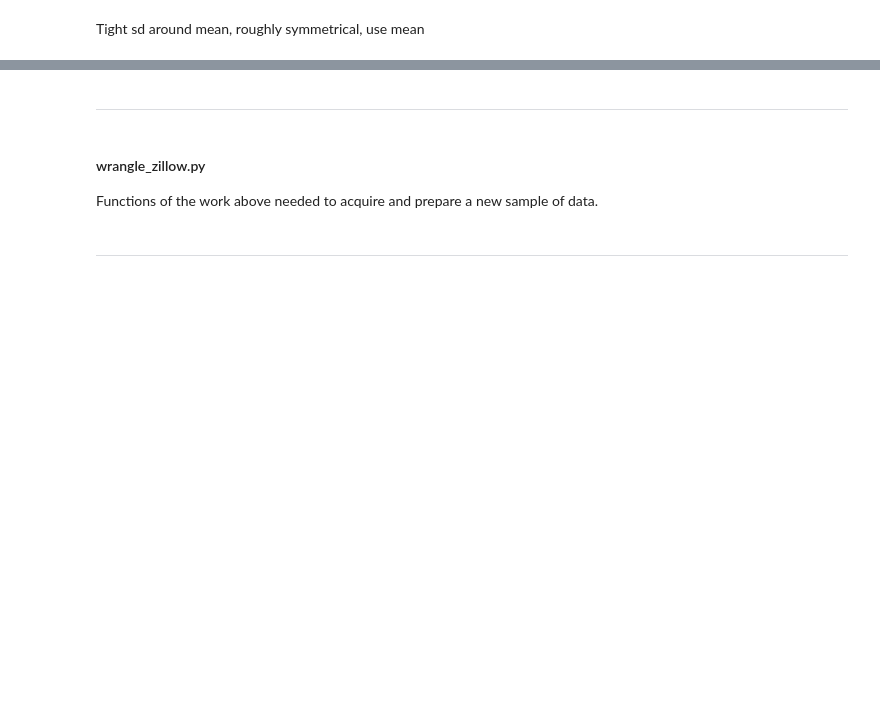
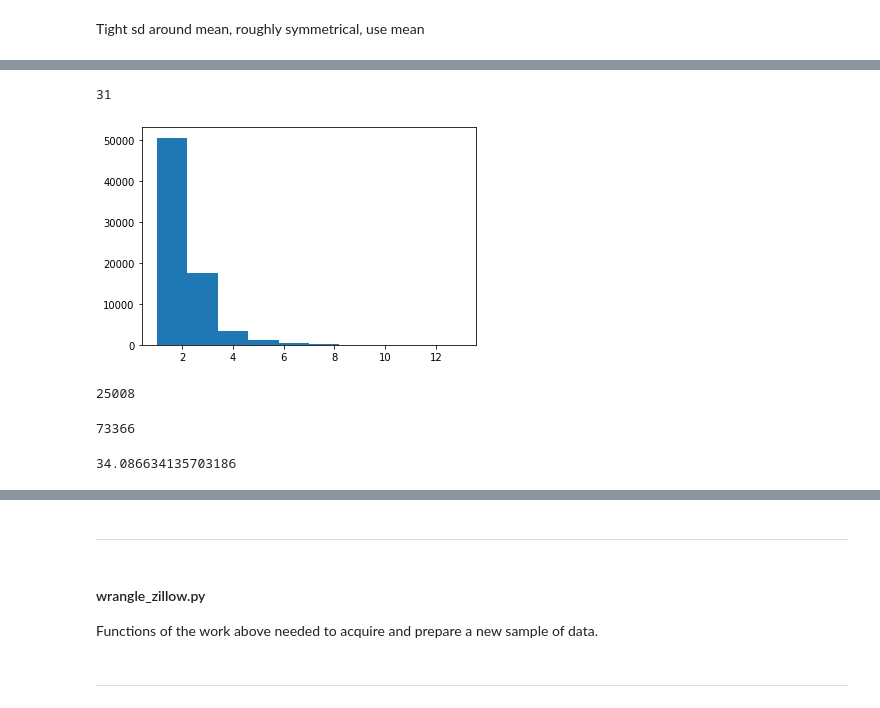
Before and after one commit to Jared-Godar/clustering-exercises, a Jupyter notebook: wrangle-exercises.ipynb, the cells around one changed output, grey strips where cells are left out. Saved outputs shown, nothing was run; the diff lists cells and outputs as text; code cells hidden in the pictures; blank space fills up the shorter version.

```diff
--- a/wrangle-exercises.ipynb
+++ b/wrangle-exercises.ipynb
@@ -525,0 +787,10 @@ plt.hist(df.finishedsquarefeet12, alpha=.7, histtype='step', label='finishedsqua
+# %%
+# Full bath
+print(df.fullbathcnt.isna().sum())
+# %% [output]
+31
+# %%
+plt.hist(df.fullbathcnt);
+plt.show();
+# %% [output]
+[figure, added]
@@ -525,0 +799,13 @@ plt.hist(df.finishedsquarefeet12, alpha=.7, histtype='step', label='finishedsqua
+# %%
+df.heatingorsystemdesc.isna().sum()
+# %% [output]
+25008
+# %%
+len(df.heatingorsystemdesc)
+# %% [output]
+73366
+# %%
+# Percent missing
+(df.heatingorsystemdesc.isna().sum()/len(df.heatingorsystemdesc))*100
+# %% [output]
+34.086634135703186
```
Also changed, not shown: parts of 105 cells of this notebook.
